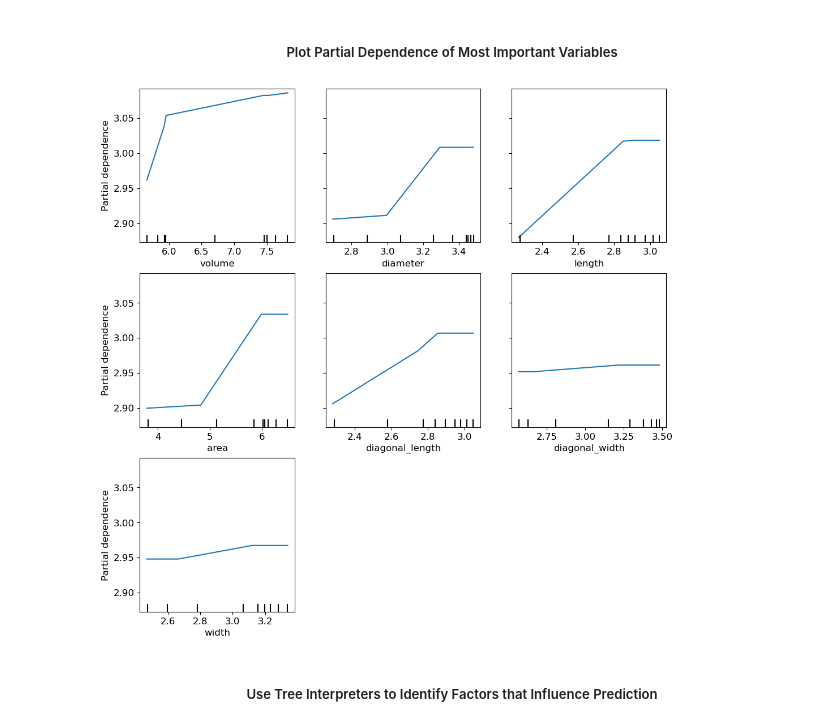
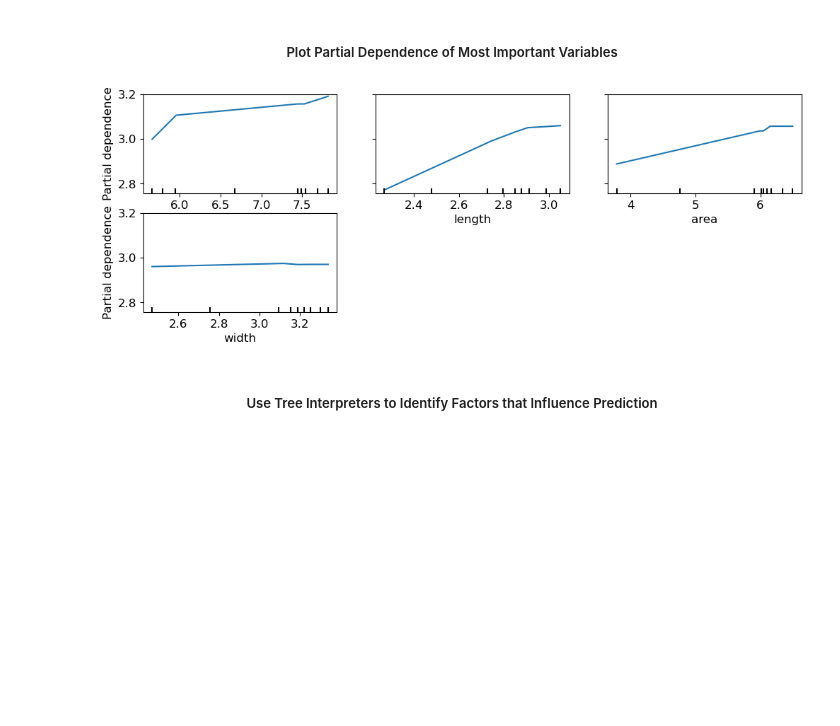
Before and after one commit to ZackLoken/Savanna-Institute-Image-Analysis, a Jupyter notebook: Hazelnut_Biomass/Predicting_Hazelnut_Biomass_from_ImageDerived_CanopyMetrics.ipynb, the cells around one changed output. Cells and saved outputs as stored; diff of their text form; code cells hidden in the pictures; blank space fills up the shorter version.

```diff
--- a/Hazelnut_Biomass/Predicting_Hazelnut_Biomass_from_ImageDerived_CanopyMetrics.ipynb
+++ b/Hazelnut_Biomass/Predicting_Hazelnut_Biomass_from_ImageDerived_CanopyMetrics.ipynb
@@ -71,8 +73,8 @@ to.items.head(3) # shows embedded values for categorical variables
 # %% [markdown]
 ##### <center>Create the Random Forest</center>
 # %%
-def randomForest(xs, y, n_estimators=150, max_samples=len(to.train),
-                  max_features=0.5, min_samples_leaf=5, **kwargs):
+def randomForest(xs, y, n_estimators=40, max_samples=len(to.train),
+                  max_features=0.5, min_samples_leaf=3, **kwargs):
     return RandomForestRegressor(n_jobs=-1, n_estimators=n_estimators,
                                 max_samples=max_samples, max_features=max_features,
                                 min_samples_leaf=min_samples_leaf, oob_score=True).fit(xs, y)
@@ -152,6 +154,6 @@ plot_feature_importance(feature_importance[:30]);
 # %% [markdown]
 ##### <center>Removing Low-importance Variables</center>
 # %%
-to_keep = feature_importance[feature_importance.imp>0.05].cols
+to_keep = feature_importance[feature_importance.imp>0.005].cols
 len(to_keep)
 # %% [output]
@@ -205,5 +203,5 @@ get_oob(xs_imp)
 # %%
-# now try dropping multiple variables. for each group of redundant variables, remove variable with lowest OOB score.
-to_drop = ['length', 'width']
+# now try dropping multiple variables to see if oob improves
+to_drop = ['diagonal_length','diagonal_width', 'diameter']
 get_oob(xs_imp.drop(to_drop, axis=1))
 # %% [output]
@@ -211,8 +209,7 @@ get_oob(xs_imp.drop(to_drop, axis=1))
 # %%
-# xs_final = xs_imp.drop(to_drop, axis=1)
-# valid_xs_final = valid_xs_imp.drop(to_drop, axis=1)
-xs_final = xs_imp
-valid_xs_final = valid_xs_imp
+xs_final = xs_imp.drop(to_drop, axis=1)
+valid_xs_final = valid_xs_imp.drop(to_drop, axis=1)
+
 
 # save preprocessed data to pickle file
 with open('Hazelnut_Biomass_Data_preProcessed_train.pkl', 'wb') as f:
@@ -230,11 +227,11 @@ m_rmse(m, xs_final, y), m_rmse(m, valid_xs_final, valid_y)
 # %%
 # look at feature importance plot above and store most important variables in a list
 imp_vars = [f for f in m.feature_names_in_]
 
 # partial dependence plot shows how each feature's individual values contribute to model prediction
-fig,ax = plt.subplots(figsize=(12, 12))
+fig,ax = plt.subplots(figsize=(12, 4))
 PartialDependenceDisplay.from_estimator(m, valid_xs_final, imp_vars, grid_resolution=20, ax=ax);
 # %% [output]
-[figure, old version]
+[figure, new version]
 # %% [markdown]
 ##### <center>Use Tree Interpreters to Identify Factors that Influence Prediction</center>
```
Also changed, not shown: parts of 35 cells of this notebook.
